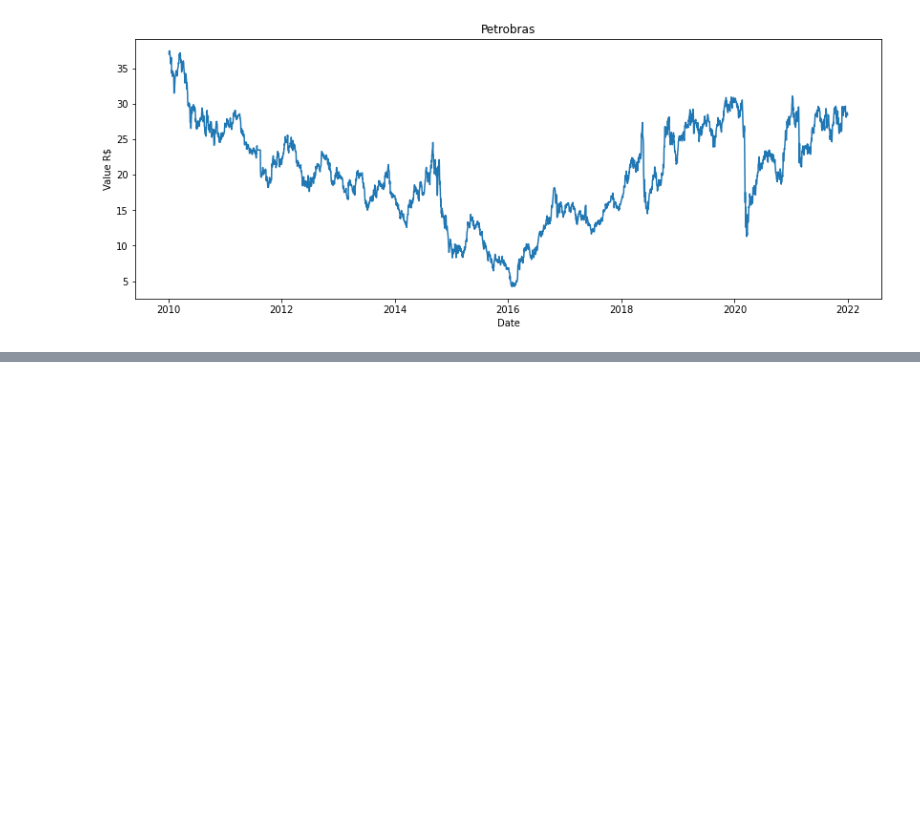
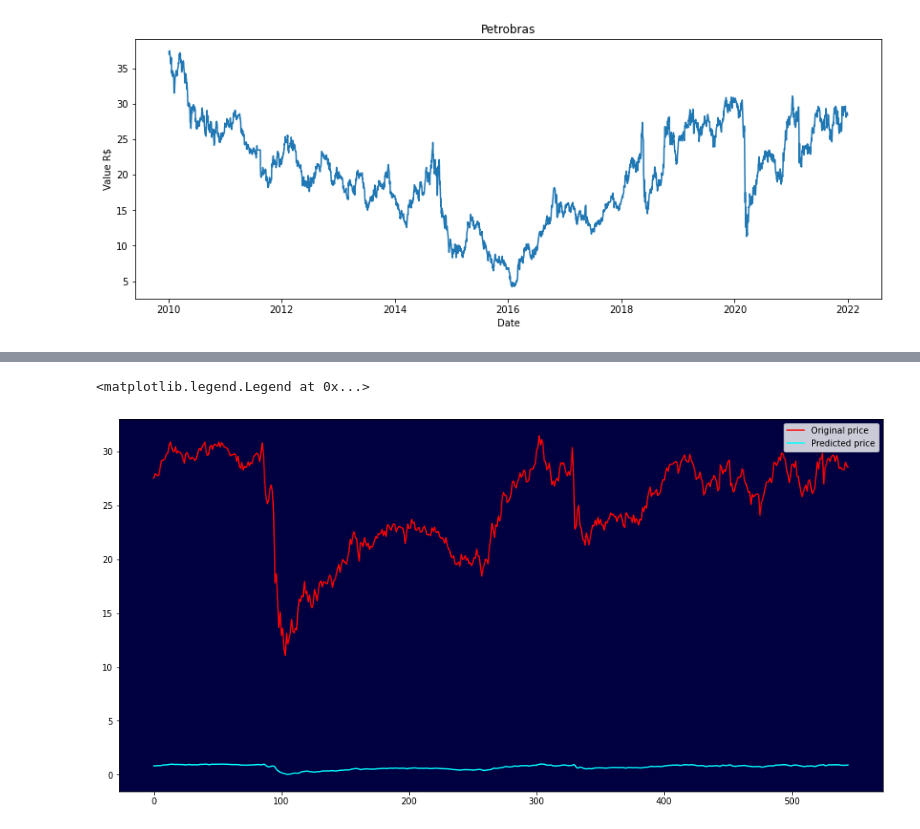
Before and after one commit to ew3g/stock_prediction, a Jupyter notebook: notebook.ipynb, the cells around one changed output, grey strips where cells are left out. Cells and saved outputs as stored; diff of their text form; code cells hidden in the pictures; blank space fills up the shorter version.

Commit message:
feat: model predictions

```diff
--- a/notebook.ipynb
+++ b/notebook.ipynb
@@ -78,0 +89,8 @@ x_train, y_train = np.array(x_train), np.array(y_train)
+# %%
+#Creating the dataset for test and training data
+x_train, y_train = create_dataset(petr4_train)
+x_test, y_test = create_dataset(petr4_test)
+# %%
+#Reshaping the data to 3D model for LSTM layer
+x_train = np.reshape(x_train, (x_train.shape[0], x_train.shape[1], 1))
+x_test = np.reshape(x_test, (x_test.shape[0], x_test.shape[1], 1))
@@ -79,4 +109,4 @@ x_train, y_train = np.array(x_train), np.array(y_train)
 # %%
-#Shape the data in the LSTM format
-#2915 rows x 60 columns
+#Reshaping for the LSTM layer
 x_train = np.reshape(x_train, (x_train.shape[0], x_train.shape[1], 1))
+x_test = np.reshape(x_test, (x_test.shape[0], x_test.shape[1], 1))
@@ -96,0 +138,17 @@ model.compile(optimizer='adam', loss='mean_squared_error')
+# %%
+#Loading the generated model
+model = load_model('petr4_stock_prediction.h5')
+# %%
+#Making the predictions
+predictions = model.predict(x_test)
+predictions = scaler.inverse_transform(predictions)
+y_test_scaled = scaler.inverse_transform(y_test.reshape(-1, 1))
+
+fig, ax = plt.subplots(figsize=(16,8))
+ax.set_facecolor('#000041')
+ax.plot(y_test_scaled, color='red', label='Original price')
+plt.plot(predictions, color='cyan', label='Predicted price')
+plt.legend()
+# %% [output]
+<matplotlib.legend.Legend at 0x...>
+[figure, added]
```
Also changed, not shown: parts of 13 cells of this notebook, 1 other file.
